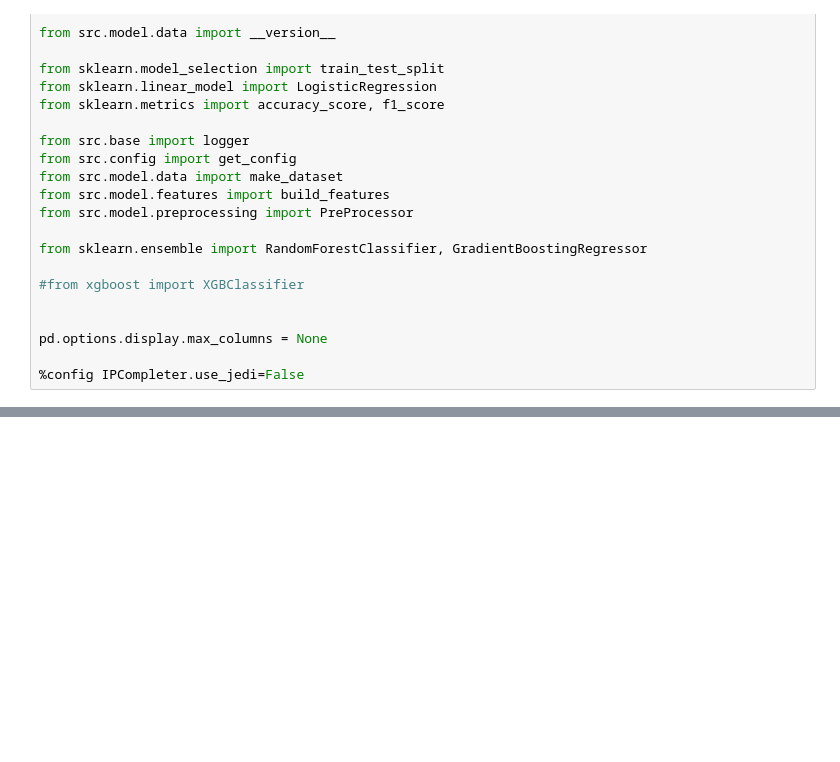
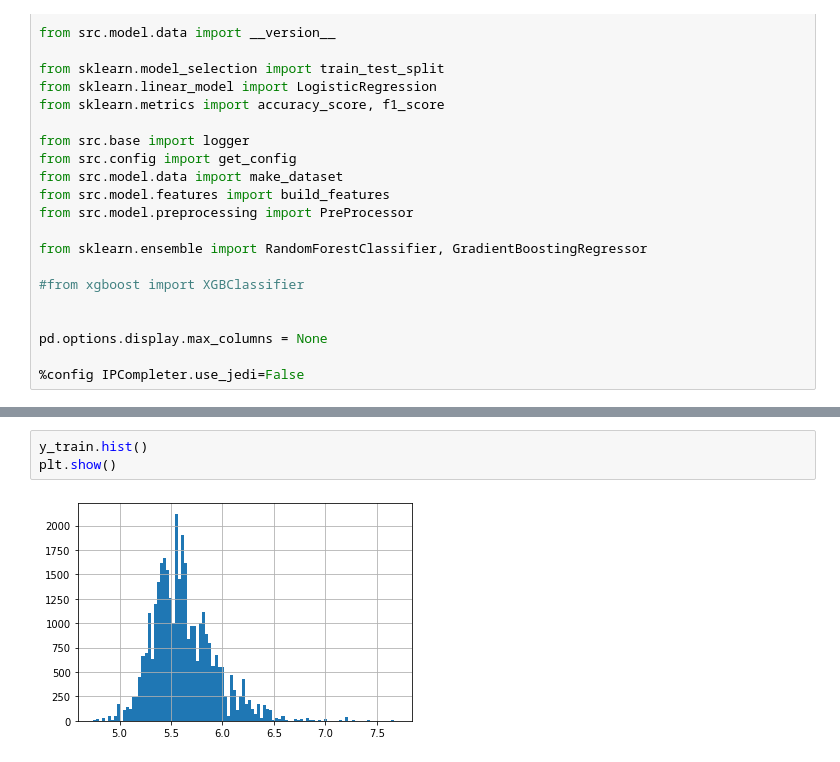
Before and after one commit to emdemor/model-pc-house-prices, a Jupyter notebook: main.ipynb, the cells around one changed output, grey strips where cells are left out. Saved outputs shown, nothing was run; the diff lists cells and outputs as text; blank space fills up the shorter version.

```diff
--- a/main.ipynb
+++ b/main.ipynb
@@ -343,0 +132,5 @@ df
+# %%
+y_train.hist()
+plt.show()
+# %% [output]
+[figure, added]
```
Also changed, not shown: parts of 43 cells of this notebook.
